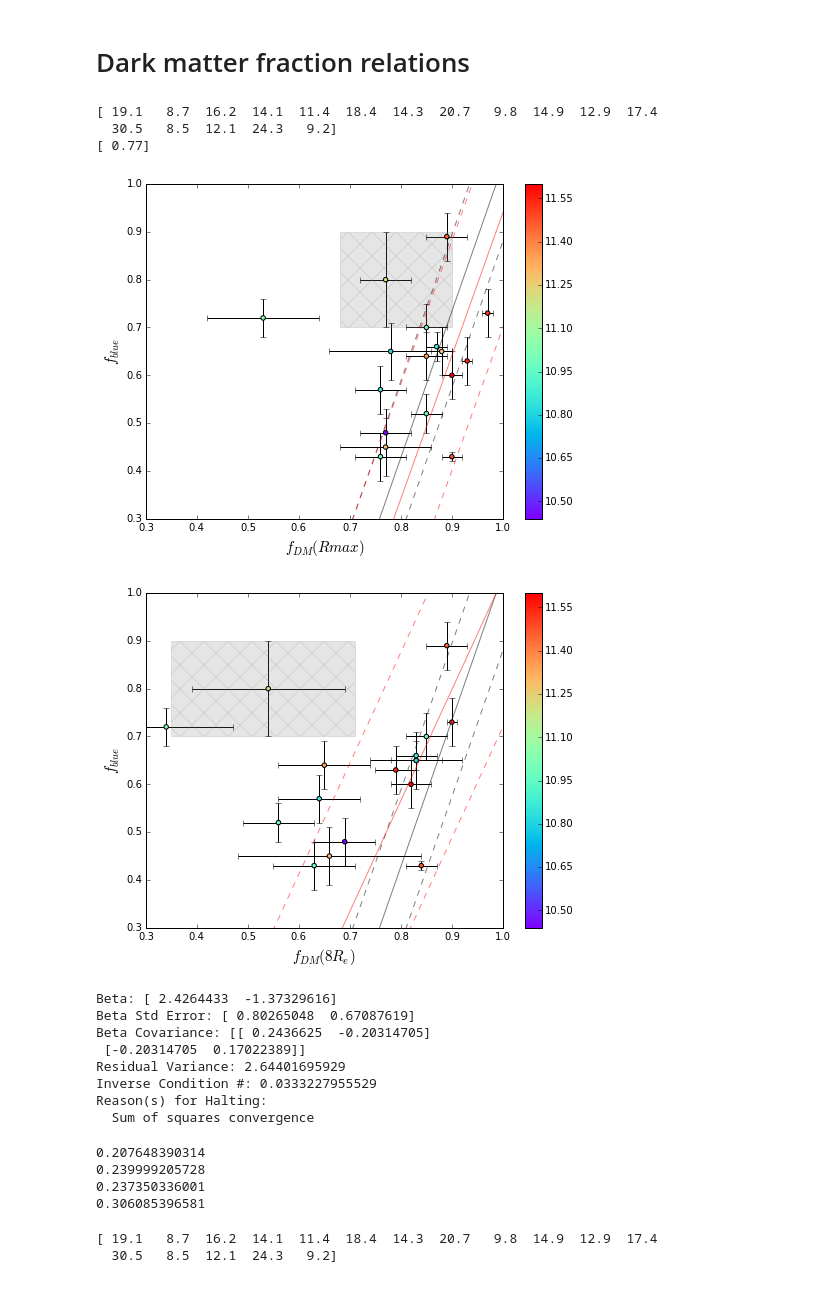
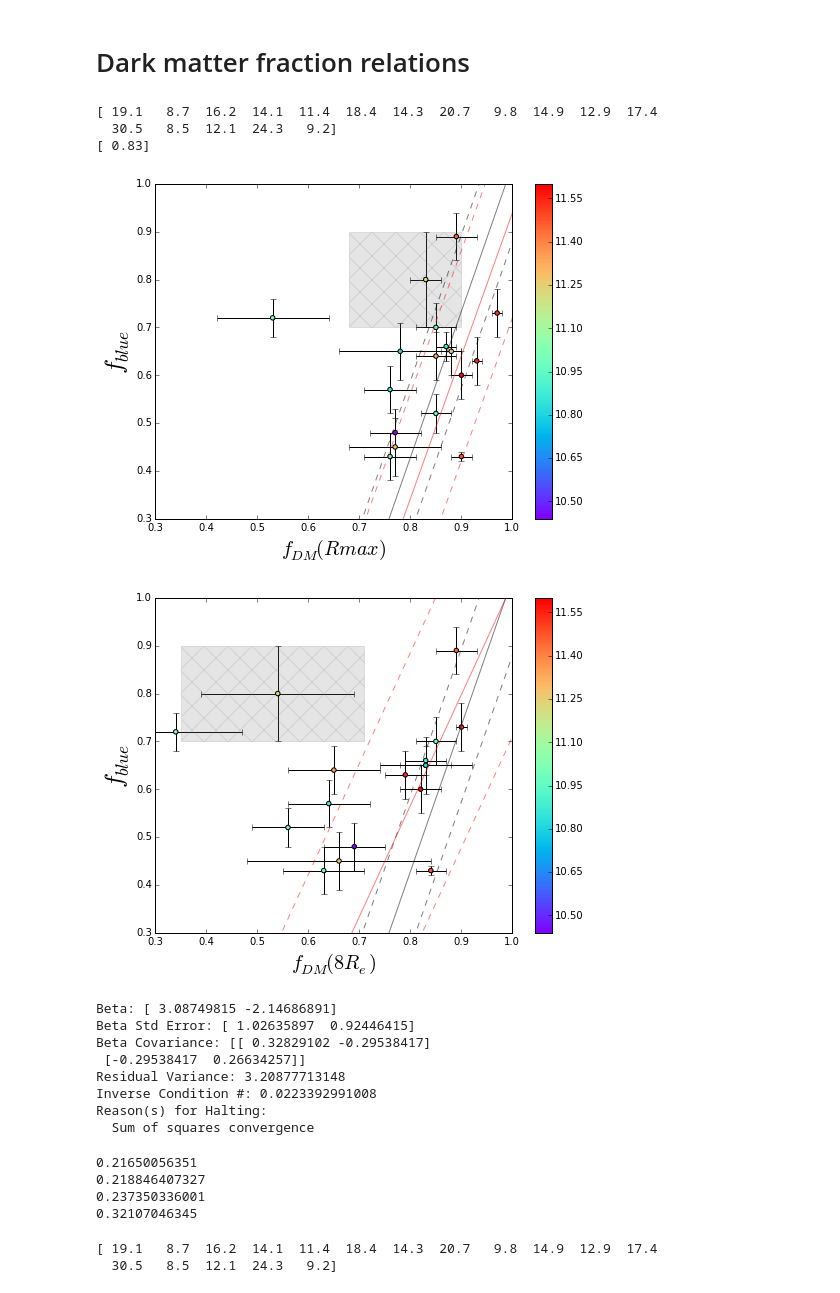
Before and after one commit to leoniechevalier/Swinburne_NGC4526, a Jupyter notebook: Candidate Analysis.ipynb, the cells around one changed output. Saved outputs shown, nothing was run; the diff lists cells and outputs as text; code cells hidden in the pictures.

```diff
--- a/Candidate Analysis.ipynb
+++ b/Candidate Analysis.ipynb
@@ -2321,46 +2315,46 @@ plt.scatter(fDM_rmax,fb,c=logM,cmap='rainbow', zorder=2)
 #plt.errorbar(0.75,0.69,xerr=0.05,yerr=0.06, fmt='.', zorder=1, c='black')
 #plt.plot(0.75,0.69,c='yellow',zorder=2, marker='*',ms=15)
 plt.plot(points,scaling_relation(points), color='black', alpha=0.5)
 plt.plot(points,scaling_relation(points)+0.16, c='black',linestyle='--', alpha=0.5)
 plt.plot(points,scaling_relation(points)-0.16, c='black',linestyle='--', alpha=0.5)
 plt.plot(points,scaling_relation_new(points), color='red',alpha=0.5)
-plt.plot(points,scaling_relation_new(points)+0.24, c='red',linestyle='--',alpha=0.5)
-plt.plot(points,scaling_relation_new(points)-0.24, c='red',linestyle='--',alpha=0.5)
+plt.plot(points,scaling_relation_new(points)+0.22, c='red',linestyle='--',alpha=0.5)
+plt.plot(points,scaling_relation_new(points)-0.22, c='red',linestyle='--',alpha=0.5)
 
 plt.xlim(0.3,1)
 plt.ylim(0.3,1)
-plt.xlabel('$f_{DM}   (Rmax)$', size=15)
-plt.ylabel('$f_{blue}$', size=15)
+plt.xlabel('$f_{DM}   (Rmax)$', size=20)
+plt.ylabel('$f_{blue}$', size=25)
 plt.colorbar()
-plt.savefig('Dak_matter_fractions.png')
+plt.savefig('images/Dak_matter_fractions.png')
 
 print fDM_rmax[ID==4526]
 
 plt.figure(figsize=(8,6))
 plt.fill([0.35,0.71,0.71,0.35],[0.7,0.7,0.9,0.9], color='grey',alpha=0.2, edgecolor='grey', hatch='x')
 plt.errorbar(fDM,fb,xerr=err_fDM,yerr=err_fb, fmt='.', zorder=1, c='black')
 plt.scatter(fDM,fb,c=logM,cmap='rainbow', zorder=2)
 #plt.errorbar(0.55,0.69,xerr=0.1,yerr=0.06, fmt='.', zorder=1, c='black')
 #plt.plot(0.55,0.69,c='yellow',zorder=2, marker='*',ms=15)
 plt.plot(points,scaling_relation(points), c='black',alpha=0.5)
 plt.plot(points,scaling_relation(points)+0.16, c='black',linestyle='--',alpha=0.5)
 plt.plot(points,scaling_relation(points)-0.16, c='black',linestyle='--',alpha=0.5)
 plt.plot(points,scaling_relation_8re(points), color='red',alpha=0.5)
-plt.plot(points,scaling_relation_8re(points)+0.31, c='red',linestyle='--',alpha=0.5)
-plt.plot(points,scaling_relation_8re(points)-0.31, c='red',linestyle='--',alpha=0.5)
+plt.plot(points,scaling_relation_8re(points)+0.32, c='red',linestyle='--',alpha=0.5)
+plt.plot(points,scaling_relation_8re(points)-0.32, c='red',linestyle='--',alpha=0.5)
 plt.xlim(0.3,1)
 plt.ylim(0.3,1)
-plt.xlabel('$f_{DM}   (8 R_e)$', size=15)
-plt.ylabel('$f_{blue}$', size=15)
+plt.xlabel('$f_{DM}   (8 R_e)$', size=20)
+plt.ylabel('$f_{blue}$', size=25)
 plt.colorbar()
-plt.savefig('Dak_matter_fractions_8Re.png')
+plt.savefig('images/Dak_matter_fractions_8Re.png')
 plt.show()
 # %% [output]
 [ 19.1   8.7  16.2  14.1  11.4  18.4  14.3  20.7   9.8  14.9  12.9  17.4
   30.5   8.5  12.1  24.3   9.2]
-[ 0.77]
+[ 0.83]
-[figure, old version]
+[figure, new version]
-[figure, old version]
+[figure, new version]
 # %%
 from scipy.odr import *
 def f(B, x):
@@ -2372,17 +2366,17 @@ def f(B, x):
     # Return an array in the same format as y passed to Data or RealData.
     return B[0]*x + B[1]
 linear= Model(f)
-mydata = Data(fDM[(ID!=4494)&(ID!=4526)],fb[(ID!=4494)&(ID!=4526)], wd=1./sc.power(err_fDM[(ID!=4494)&(ID!=4526)],2), we=1./sc.power(err_fb[(ID!=4494)&(ID!=4526)],2))
+mydata = Data(fDM_rmax[(ID!=4494)&(ID!=4526)],fb[(ID!=4494)&(ID!=4526)], wd=1./sc.power(err_fDM_rmax[(ID!=4494)&(ID!=4526)],2), we=1./sc.power(err_fb[(ID!=4494)&(ID!=4526)],2))
 myodr = ODR(mydata, linear, beta0=[1., 2.])
 myoutput = myodr.run()
 myoutput.pprint()
 # %% [output]
-Beta: [ 2.4264433  -1.37329616]
-Beta Std Error: [ 0.80265048  0.67087619]
-Beta Covariance: [[ 0.2436625  -0.20314705]
- [-0.20314705  0.17022389]]
-Residual Variance: 2.64401695929
-Inverse Condition #: 0.0333227955529
+Beta: [ 3.08749815 -2.14686891]
+Beta Std Error: [ 1.02635897  0.92446415]
+Beta Covariance: [[ 0.32829102 -0.29538417]
+ [-0.29538417  0.26634257]]
+Residual Variance: 3.20877713148
+Inverse Condition #: 0.0223392991008
 Reason(s) for Halting:
   Sum of squares convergence
 # %%
@@ -2390,12 +2384,12 @@ def rms(estimate,observed):
     rms= np.sqrt(np.mean((estimate-observed)**2))
     return rms
 #1
-pred1= 3.11*fDM_rmax[(ID!=4494)&(ID!=4526)]-2.15
+pred1= 3.09*fDM_rmax[(ID!=4494)&(ID!=4526)]-2.15
 
 print rms(pred1,fb[(ID!=4494)&(ID!=4526)])
 
 #2
-pred2= 2.99*fDM_rmax[(ID!=4494)]-2.05
+pred2= 3.00*fDM_rmax[(ID!=4494)]-2.06
 
 print rms(pred2,fb[(ID!=4494)])
 
@@ -2406,14 +2400,14 @@ print rms(pred1,fb[(ID!=4494)&(ID!=4526)])
 
 
 #4
-pred2= 2.32*fDM[(ID!=4494)]-1.29
+pred2= 2.46*fDM[(ID!=4494)]-1.4
 
 print rms(pred2,fb[(ID!=4494)])
 # %% [output]
-0.207648390314
-0.239999205728
+0.21650056351
+0.218846407327
 0.237350336001
-0.306085396581
+0.32107046345
 # %%
 # Old plot Forbes 2016
 ID=sluggs[0]
```
Also changed, not shown: parts of 6 cells of this notebook.
